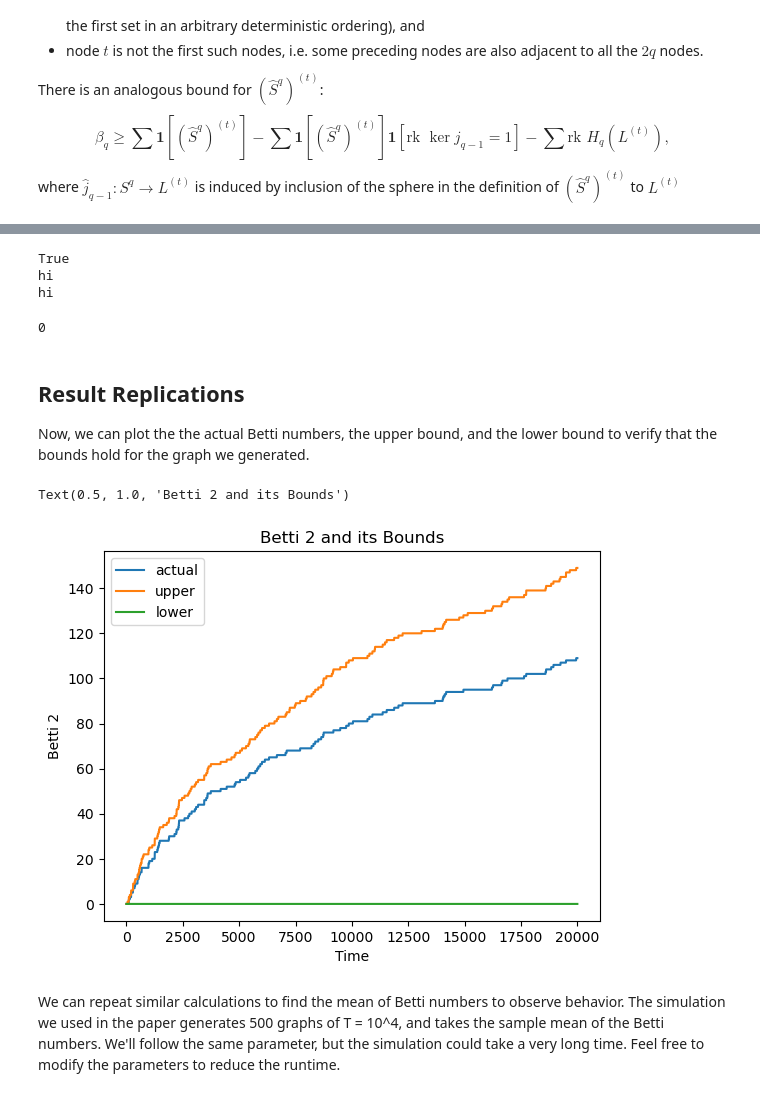
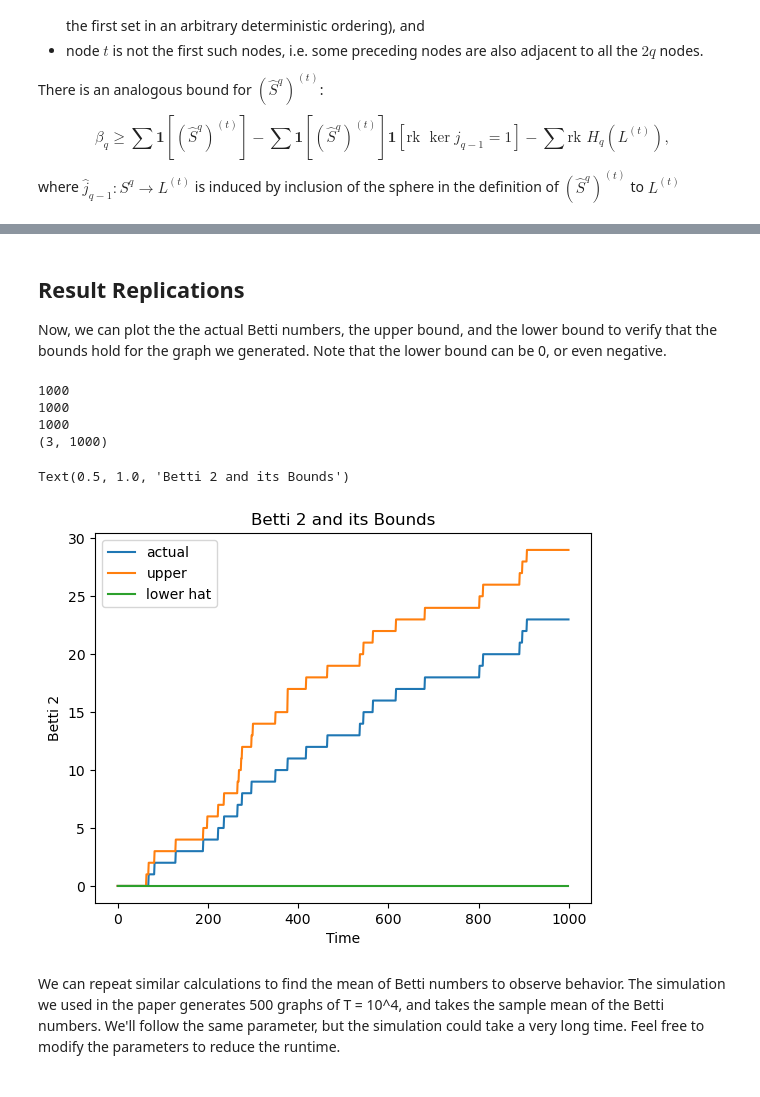
Before and after one commit to carolinerongyi/Preferential_Attachment_Clique_Complex, a Jupyter notebook: tutorial.ipynb, the cells around one changed output, grey strips where cells are left out. Drawn from its saved outputs; the diff is of its cells as text; code cells hidden in the pictures.

```diff
--- a/tutorial.ipynb
+++ b/tutorial.ipynb
@@ -272,8 +288,5 @@ The binary summands of the first sums can be computed with the following functio
 # %%
-specific_sphere = [i for i in range(2*q)]
-first_summand = betti.first_summand_lower_bound(edge_list, num_nodes, m, specific_sphere)
-first_term = np.cumsum(first_summand)
-
-time = 20
-first_summand_hat = betti.first_summand_lower_bound(edge_list, num_nodes, m, time)
-first_term_hat = np.cumsum(first_summand_hat)
+boo_initial_square, initial_square = betti.check_square_appearance(graph, specific_sphere)
+boo_initial_square_hat, initial_square_hat = betti.check_square_appearance(graph, time_limit)
+print(boo_initial_square)
+print(boo_initial_square_hat)
@@ -289,0 +299,7 @@ We can then aggregate the terms to give the lower bounds:
+# %%
+if not boo_initial_square:
+    first_term = np.zeros(num_nodes, dtype=int)
+    second_term = np.zeros(num_nodes, dtype=int)
+if not boo_initial_square_hat:
+    first_term_hat = np.zeros(num_nodes, dtype=int)
+    second_term_hat = np.zeros(num_nodes, dtype=int)
@@ -289,0 +308,12 @@ We can then aggregate the terms to give the lower bounds:
+# %%
+if boo_initial_square:
+    first_summand = betti.first_summand_lower_bound(edge_list, num_nodes, m, initial_square)
+    first_term = np.cumsum(first_summand)
+    second_summand = betti.second_summand_lower_bound(graph, num_nodes, initial_square, first_summand)
+    second_term = np.cumsum(first_summand)
+
+if boo_initial_square_hat:
+    first_summand_hat = betti.first_summand_lower_bound(edge_list, num_nodes, m, initial_square_hat)
+    first_term_hat = np.cumsum(first_summand_hat)
+    second_summand_hat = betti.second_summand_lower_bound(graph, num_nodes, initial_square_hat, first_summand_hat)
+    second_term_hat = np.cumsum(first_summand_hat)
@@ -290,3 +322,3 @@ We can then aggregate the terms to give the lower bounds:
 # %%
 lower = first_term - second_term - third_term
-lower_hat = first_term_hat - second_term_hat - third_term_hat
+lower_hat = first_term_hat - second_term_hat - third_term # There is no hatted version for the third term.
@@ -453,28 +477,29 @@ def betti2_lower_bound(graph, time = 20, first_summand = None, second_summand =
-# %%
-betti2_lower, first_summand, _, _ = betti2_lower_bound(graph, num_nodes, links_betti_nums = links_betti_nums)
-# %% [output]
-True
-hi
-hi
-# %%
-print(sum(first_summand))
-# %% [output]
-0
 # %% [markdown]
 ## Result Replications
-Now, we can plot the the actual Betti numbers, the upper bound, and the lower bound to verify that the bounds hold for the graph we generated.
+
+Now, we can plot the the actual Betti numbers, the upper bound, and the lower bound to verify that the bounds hold for the graph we generated. Note that the lower bound can be 0, or even negative.
 # %%
 fig, ax = plt.subplots()
-ax.plot(betti2_actual, label = 'actual')
-ax.plot(betti2_upper, label = 'upper')
-ax.plot(betti2_lower, label = 'lower')
+
+print(len(actual))
+print(len(upper))
+print(len(lower_hat))
+print(parents_betti.shape)
+
+ax.plot(actual, label = 'actual')
+ax.plot(upper, label = 'upper')
+ax.plot(lower_hat, label = 'lower hat')
 ax.legend()
 ax.set_xlabel('Time')
 ax.set_ylabel('Betti 2')
 ax.set_title('Betti 2 and its Bounds')
 # %% [output]
-Text(0.5, 1.0, 'Betti 2 and its Bounds')
+1000
+1000
+1000
+(3, 1000)
+Text(0.5, 1.0, 'Betti 2 and its Bounds')
-[figure, old version]
+[figure, new version]
 # %% [markdown]
 We can repeat similar calculations to find the mean of Betti numbers to observe behavior. The simulation we used in the paper generates 500 graphs of T = 10^4, and takes the sample mean of the Betti numbers. We'll follow the same parameter, but the simulation could take a very long time. Feel free to modify the parameters to reduce the runtime.
 # %%
```
Also changed, not shown: parts of 36 cells of this notebook.
